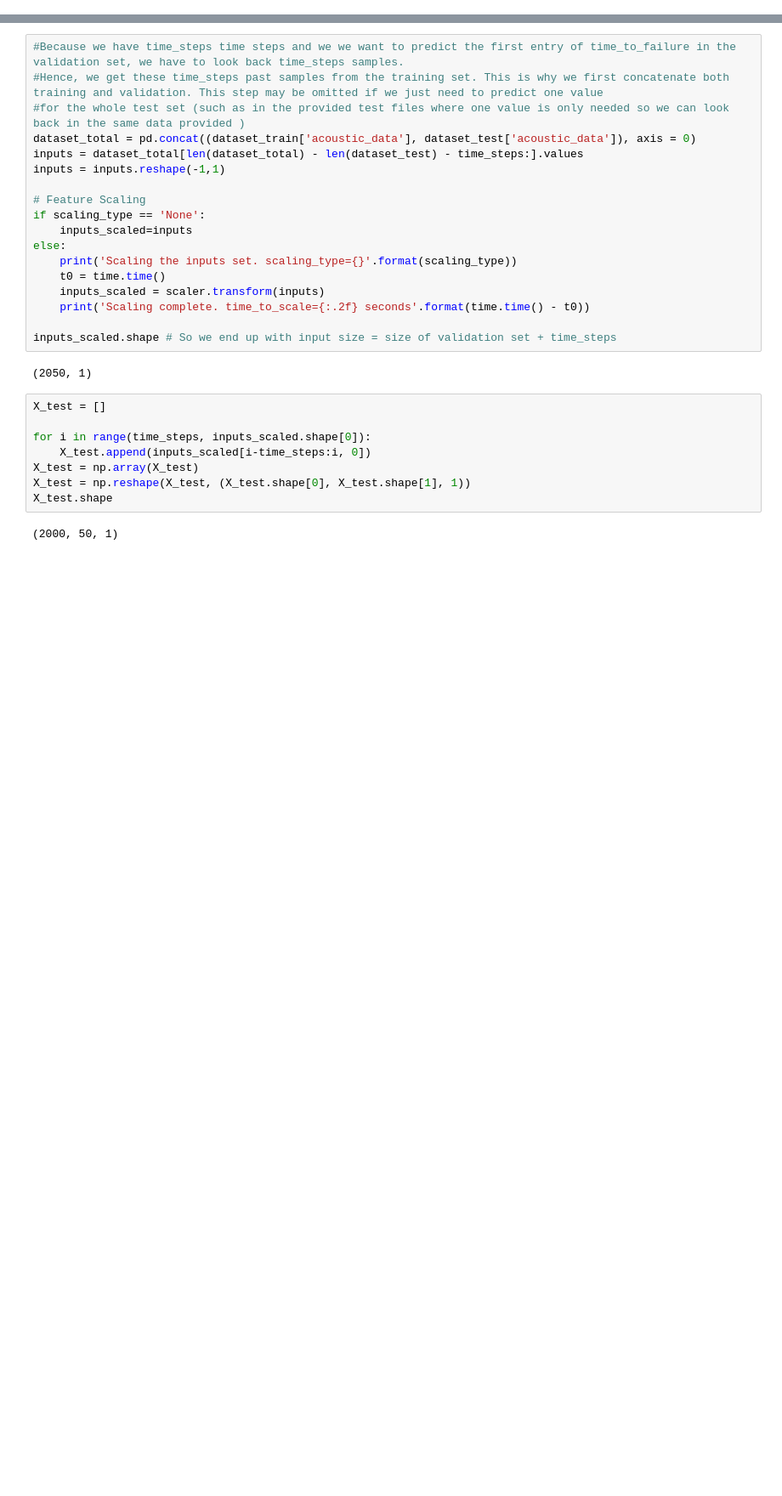
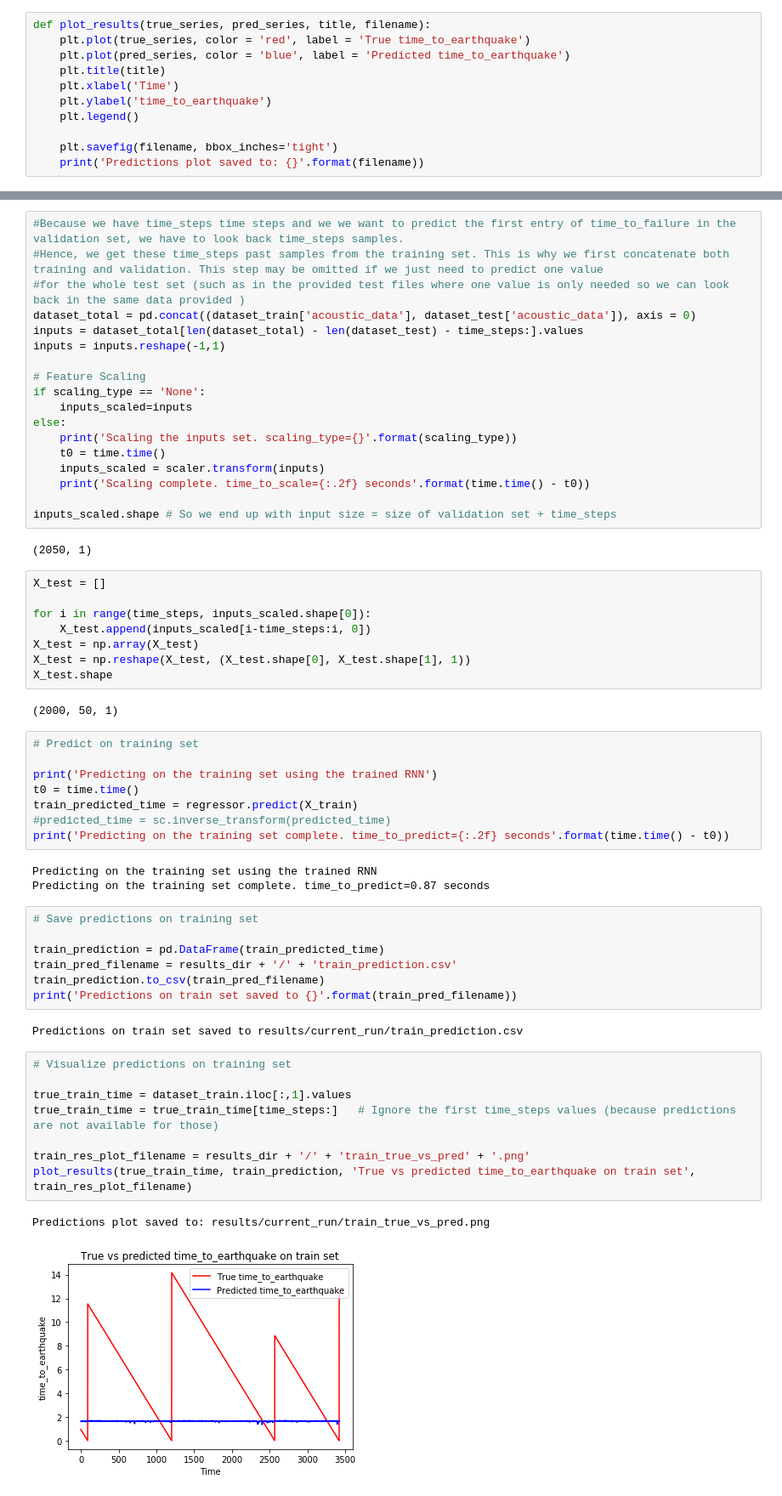
Before and after one commit to sgamage2/ece-9309-ml-project, a Jupyter notebook: LANL_NB.ipynb, the cells around one changed output, grey strips where cells are left out. Shown at 85% size. Saved outputs shown, nothing was run; the diff lists cells and outputs as text; blank space fills up the shorter version.

```diff
--- a/LANL_NB.ipynb
+++ b/LANL_NB.ipynb
@@ -173,6 +174,17 @@ def plot_training_history(history, save_dir):
     filename = save_dir + '/' + 'training_history' + '.png'
     plt.savefig(filename, bbox_inches='tight')
     print('Plot saved to: {}'.format(filename))
+# %%
+def plot_results(true_series, pred_series, title, filename):
+    plt.plot(true_series, color = 'red', label = 'True time_to_earthquake')
+    plt.plot(pred_series, color = 'blue', label = 'Predicted time_to_earthquake')
+    plt.title(title)
+    plt.xlabel('Time')
+    plt.ylabel('time_to_earthquake')
+    plt.legend()
+
+    plt.savefig(filename, bbox_inches='tight')
+    print('Predictions plot saved to: {}'.format(filename))
 # %% [markdown]
 ## Import truncated Data from hdf files
 ### 3 sets: train, validation, test. Print basic stats about them and plot them
@@ -489,3 +504,34 @@ X_test = np.reshape(X_test, (X_test.shape[0], X_test.shape[1], 1))
 X_test.shape
 # %% [output]
 (2000, 50, 1)
+# %%
+# Predict on training set
+
+print('Predicting on the training set using the trained RNN')
+t0 = time.time()
+train_predicted_time = regressor.predict(X_train)
+#predicted_time = sc.inverse_transform(predicted_time)
+print('Predicting on the training set complete. time_to_predict={:.2f} seconds'.format(time.time() - t0))
+# %% [output]
+Predicting on the training set using the trained RNN
+Predicting on the training set complete. time_to_predict=0.87 seconds
+# %%
+# Save predictions on training set
+
+train_prediction = pd.DataFrame(train_predicted_time)
+train_pred_filename = results_dir + '/' + 'train_prediction.csv'
+train_prediction.to_csv(train_pred_filename)
+print('Predictions on train set saved to {}'.format(train_pred_filename))
+# %% [output]
+Predictions on train set saved to results/current_run/train_prediction.csv
+# %%
+# Visualize predictions on training set
+
+true_train_time = dataset_train.iloc[:,1].values
+true_train_time = true_train_time[time_steps:]   # Ignore the first time_steps values (because predictions are not available for those)
+
+train_res_plot_filename = results_dir + '/' + 'train_true_vs_pred' + '.png'
+plot_results(true_train_time, train_prediction, 'True vs predicted time_to_earthquake on train set', train_res_plot_filename)
+# %% [output]
+Predictions plot saved to: results/current_run/train_true_vs_pred.png
+[figure, added]
```
Also changed, not shown: parts of 15 cells of this notebook, 11 other files.
